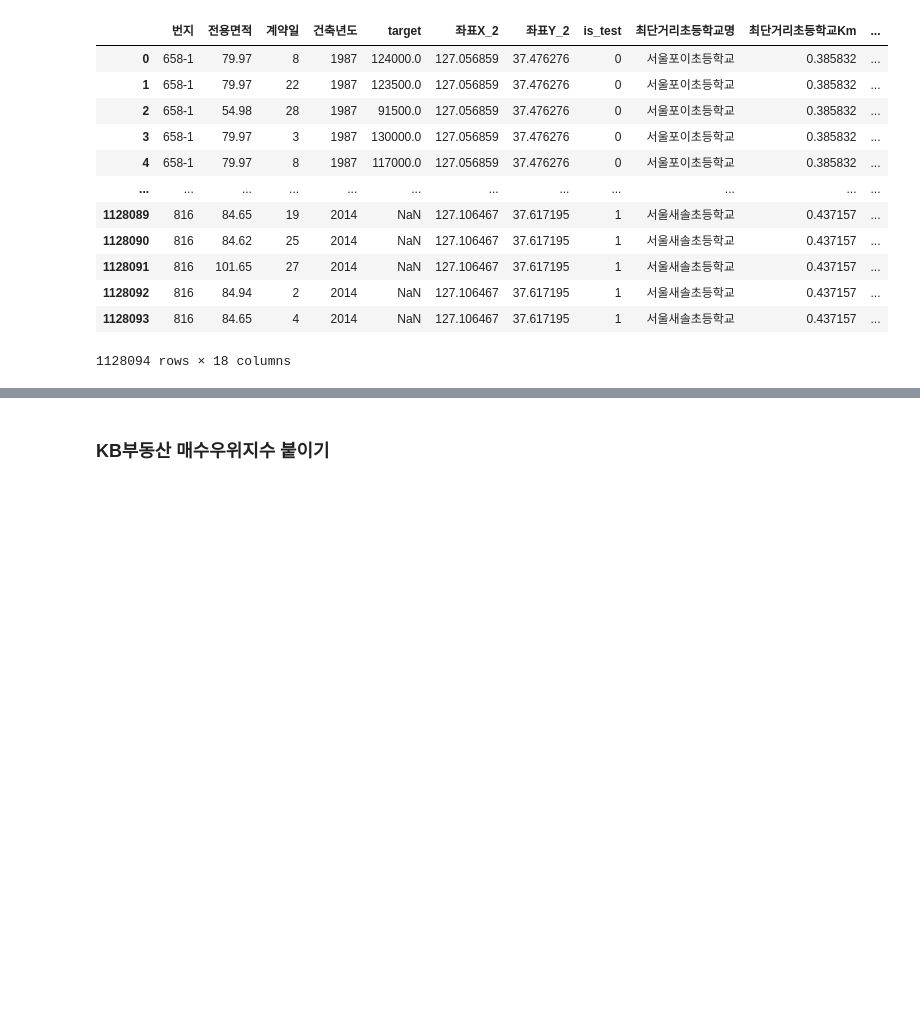
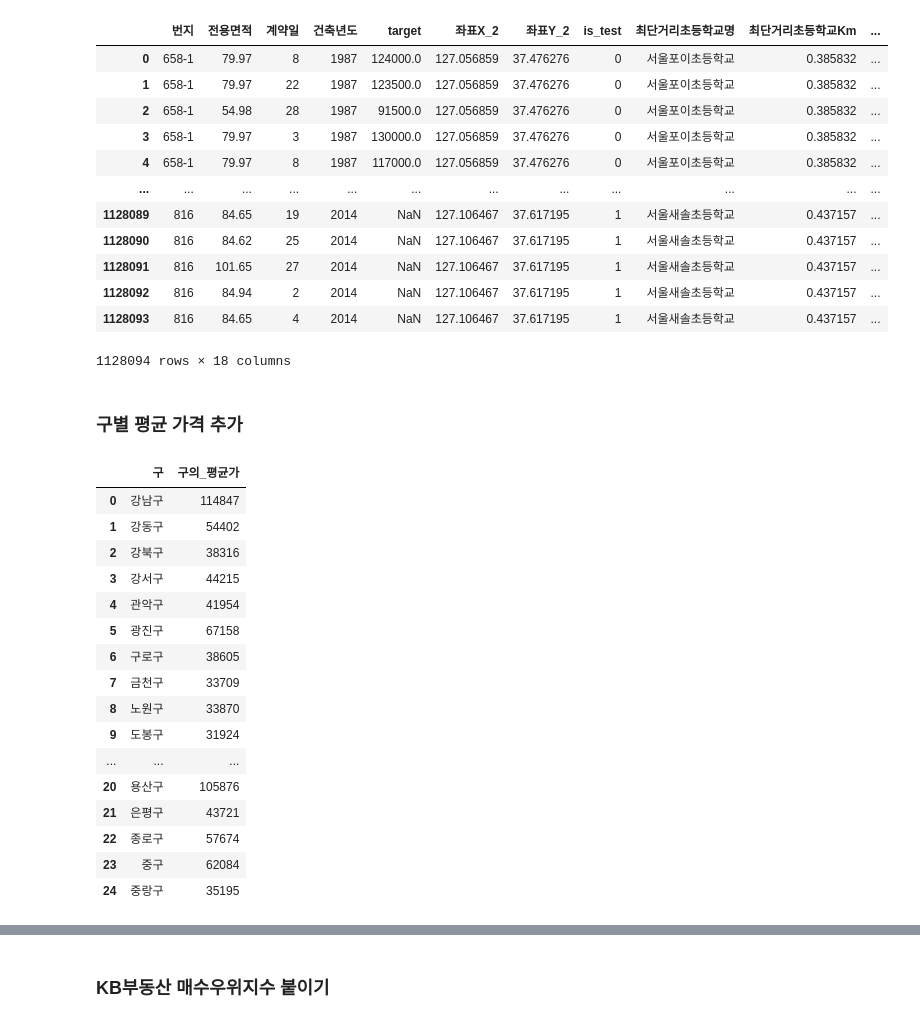
Before and after one commit to UpstageAILab3/upstage-ml-regression-ml5-pub, a Jupyter notebook: Model.ipynb, the cells around one changed output, grey strips where cells are left out. Saved outputs shown, nothing was run; the diff lists cells and outputs as text; code cells hidden in the pictures; blank space fills up the shorter version.

```diff
--- a/Model.ipynb
+++ b/Model.ipynb
@@ -316,3 +316,27 @@ df_concat
 | 1128092 | 816 | 84.94 | 2 | 2014 | NaN | 127.106467 | 37.617195 | 1 | 서울새솔초등학교 | 0.437157 | ... |
 | 1128093 | 816 | 84.65 | 4 | 2014 | NaN | 127.106467 | 37.617195 | 1 | 서울새솔초등학교 | 0.437157 | ... |
 1128094 rows × 18 columns
+# %% [markdown]
+### 구별 평균 가격 추가
+# %%
+df_gu_avg = pd.DataFrame(df_concat[df_concat['is_test'] == 0].groupby('구')['target'].mean()).astype('int64').reset_index()
+df_gu_avg.rename(columns={'target':'구의_평균가'}, inplace=True)
+df_gu_avg
+# %% [output]
+|  | 구 | 구의_평균가 |
+| 0 | 강남구 | 114847 |
+| 1 | 강동구 | 54402 |
+| 2 | 강북구 | 38316 |
+| 3 | 강서구 | 44215 |
+| 4 | 관악구 | 41954 |
+| 5 | 광진구 | 67158 |
+| 6 | 구로구 | 38605 |
+| 7 | 금천구 | 33709 |
+| 8 | 노원구 | 33870 |
+| 9 | 도봉구 | 31924 |
+| ... | ... | ... |
+| 20 | 용산구 | 105876 |
+| 21 | 은평구 | 43721 |
+| 22 | 종로구 | 57674 |
+| 23 | 중구 | 62084 |
+| 24 | 중랑구 | 35195 |
```
Also changed, not shown: parts of 20 cells of this notebook.
